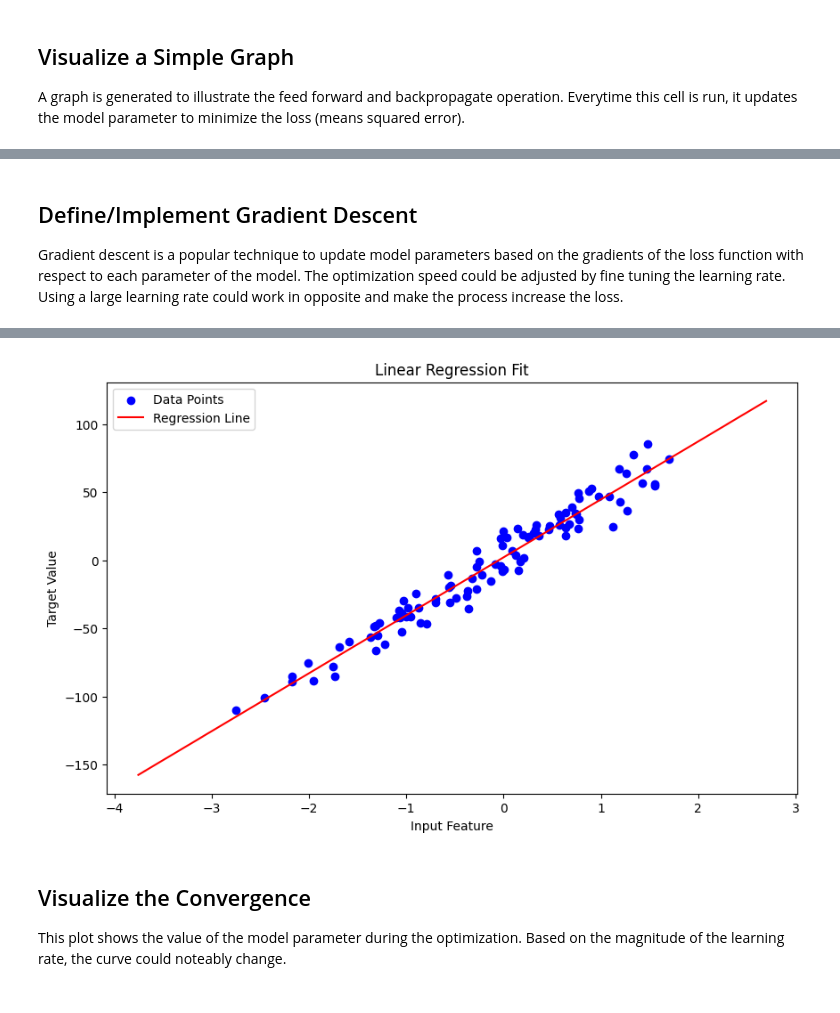
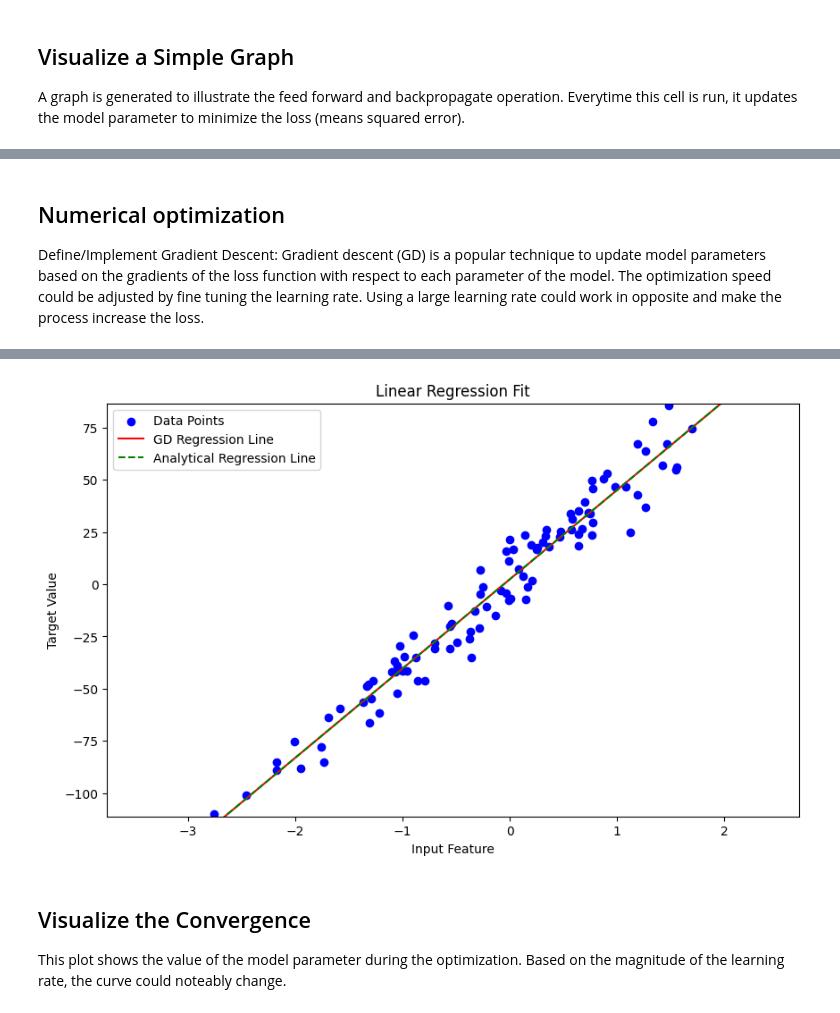
Before and after one commit to Farhad-Davaripour/Linear_regression_Core_Principles, a Jupyter notebook: demo.ipynb, the cells around one changed output, grey strips where cells are left out. Drawn from its saved outputs; the diff is of its cells as text; code cells hidden in the pictures.

Commit message:
added analytical optimization to the demo notebook

```diff
--- a/demo.ipynb
+++ b/demo.ipynb
@@ -268,0 +270,17 @@ draw_dot(total_loss)
+# %%
+learning_rate = 0.02
+for p in model.parameters():
+    print(p.label, ':')
+    print('current value:', p.data)
+    p.data -= learning_rate * p.grad
+    print('updated value:', p.data)
+
+print('\n'  'current loss value: ', round(total_loss.data,4))
+Xb, yb, total_loss = loss(2)
+
+# backward
+model.zero_grad()
+total_loss.backward()
+
+print('updated loss value: ', round(total_loss.data,4), '\n')
+draw_dot(total_loss)
@@ -268,0 +300,19 @@ draw_dot(total_loss)
+# %%
+# Flatten X to a one-dimensional array if it's two-dimensional
+X_flat = X.flatten()
+
+# Number of observations
+N = len(X_flat)
+
+# Summation of X, y, X*y, and X^2
+sum_x = np.sum(X_flat)
+sum_y = np.sum(y)
+sum_xy = np.sum(X_flat * y)
+sum_xx = np.sum(X_flat**2)
+
+# Calculating weight (w) and bias (b)
+w = (N * sum_xy - sum_x * sum_y) / (N * sum_xx - sum_x**2)
+b = (sum_y - w * sum_x) / N
+
+print(f"Weight: {round(w,5)}, Bias: {round(b,5)}")
+visualize(plot_analytical=True, analytical_weight=w, analytical_bias=b)
@@ -269,6 +322,6 @@ draw_dot(total_loss)
 # %% [markdown]
-## Define/Implement Gradient Descent
-Gradient descent is a popular technique to update model parameters based on the gradients of the loss function with respect to each parameter of the model. The optimization speed could be adjusted by fine tuning the learning rate. Using a large learning rate could work in opposite and make the process increase the loss.
+## Numerical optimization
+Define/Implement Gradient Descent: Gradient descent (GD) is a popular technique to update model parameters based on the gradients of the loss function with respect to each parameter of the model. The optimization speed could be adjusted by fine tuning the learning rate. Using a large learning rate could work in opposite and make the process increase the loss.
 # %%
 # reset the parameter value
 model.parameters()[0].data = -2000
@@ -277,7 +330,7 @@ model.parameters()[0].data = -2000
 param = []
 losses = []
 
-for k in range(20):
+for k in range(30):
 
     # forward
     Xb, yb, total_loss = loss()
@@ -299,7 +352,8 @@ for k in range(20):
 
     if k % 1 == 0:
         clear_output(wait=True)  # Clear the previous plot
-        print(f"step {k+1}, loss = {total_loss.data}, with parameter = {p.data}")
-        visualize()  # Vis function to plot the data and regression line
+        print(f"Analytical parameters = w_1 = {round(w,2)}, bias = {round(b,2)}")
+        print(f"step {k+1}, loss = {total_loss.data}, with GD parameters = " + ", ".join([f"{p.label}: {round(p.data,2)}" for p in model.parameters()]))
+        visualize(plot_analytical=True, analytical_weight=w, analytical_bias=b, plot_model=True)  # Vis function to plot the data and regression line
         time.sleep(0.2)  # Pause a bit to see the plot before it gets cleared
 # %% [output]
@@ -307,4 +362,4 @@ step 20, loss = 90.4815600874607, with parameter = 2.1867911566379217
-[figure, old version]
+[figure, new version]
 # %% [markdown]
 ## Visualize the Convergence
 This plot shows the value of the model parameter during the optimization. Based on the magnitude of the learning rate, the curve could noteably change.
```
Also changed, not shown: parts of 13 cells of this notebook.
